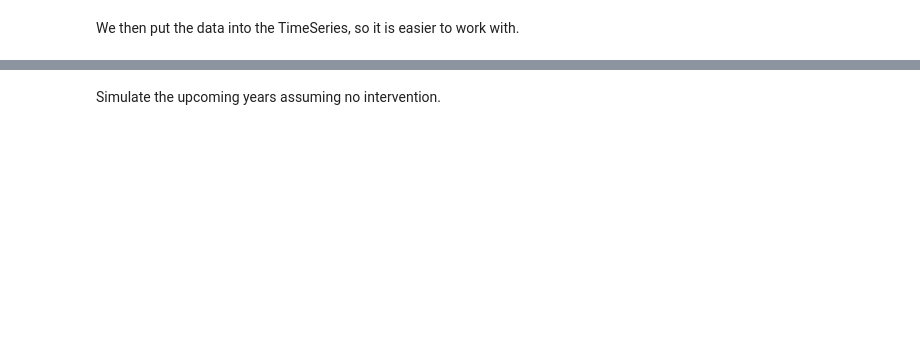
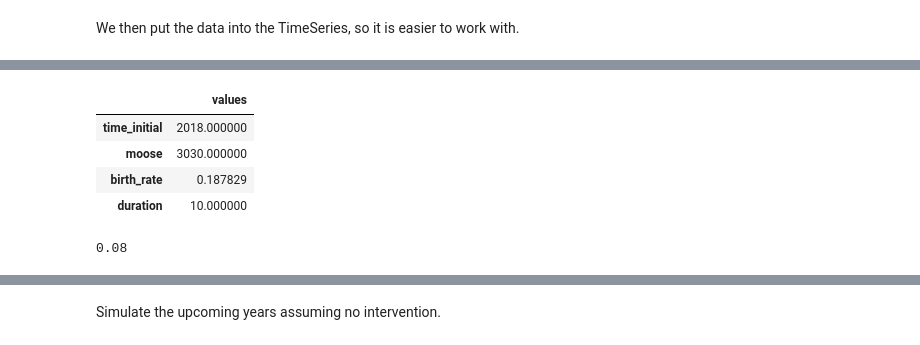
Before and after one commit to ThomasJagielski/ModSimPy, a Jupyter notebook: code/Project 1.ipynb, the cells around one changed output, grey strips where cells are left out. Saved outputs shown, nothing was run; the diff lists cells and outputs as text; code cells hidden in the pictures; blank space fills up the shorter version.

```diff
--- a/code/Project 1.ipynb
+++ b/code/Project 1.ipynb
@@ -58,11 +99,18 @@ np.random.choice(change)
 # %%
-time_initial = 2018
-moose = population_series[time_initial]
-duration=10
+time_initial = 2018;
+moose = population_series[time_initial];
+birth_rate = avgbirth;
+death_rate = death_rate_sweep;
+duration = 10;
 # %%
 system = System(time_initial=time_initial,
                moose=moose,
-               duration=duration,
-               change=change)
-
-#change duration to run until population = 0
+               birth_rate=birth_rate,
+               #death_rate=death_rate,
+               duration=duration)
+# %% [output]
+|  | values |
+| time_initial | 2018.000000 |
+| moose | 3030.000000 |
+| birth_rate | 0.187829 |
+| duration | 10.000000 |
@@ -74,0 +117,4 @@ def update_function(system, change, i, current_population):
+# %%
+print(death_rate_sweep[0])
+# %% [output]
+0.08
```
Also changed, not shown: parts of 40 cells of this notebook.
